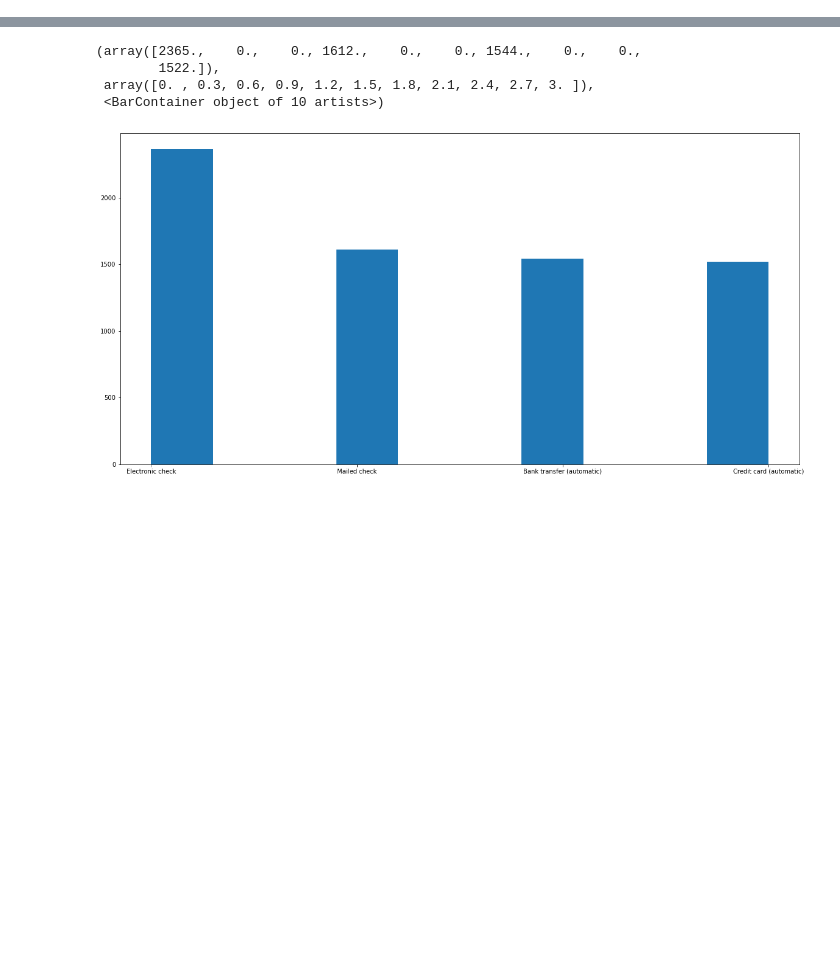
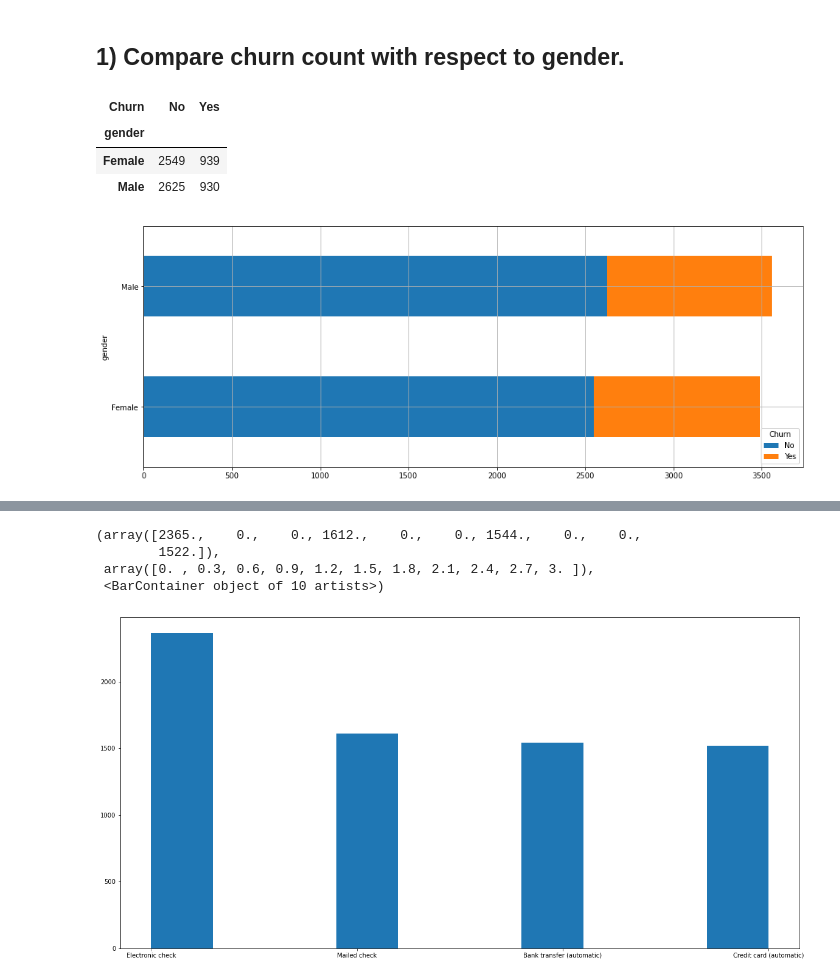
Before and after one commit to sreeh4ri/ictk_projects, a Jupyter notebook: notebooks/act-week4.ipynb, the cells around one changed output, grey strips where cells are left out. Drawn from its saved outputs; the diff is of its cells as text; code cells hidden in the pictures; blank space fills up the shorter version.

```diff
--- a/notebooks/act-week4.ipynb
+++ b/notebooks/act-week4.ipynb
@@ -25,0 +48,13 @@ display(data.head)
+# %% [markdown]
+## 1) Compare churn count with respect to gender.
+# %%
+gender_churn = data.groupby(['gender','Churn']).size().unstack()
+display(gender_churn)
+gender_churn.plot(kind='barh', stacked=True, figsize=[16,6])
+plt.grid(True)
+# %% [output]
+| Churn | No | Yes |
+| gender |  |  |
+| Female | 2549 | 939 |
+| Male | 2625 | 930 |
+[figure, added]
```
Also changed, not shown: parts of 10 cells of this notebook, 1 other file.
